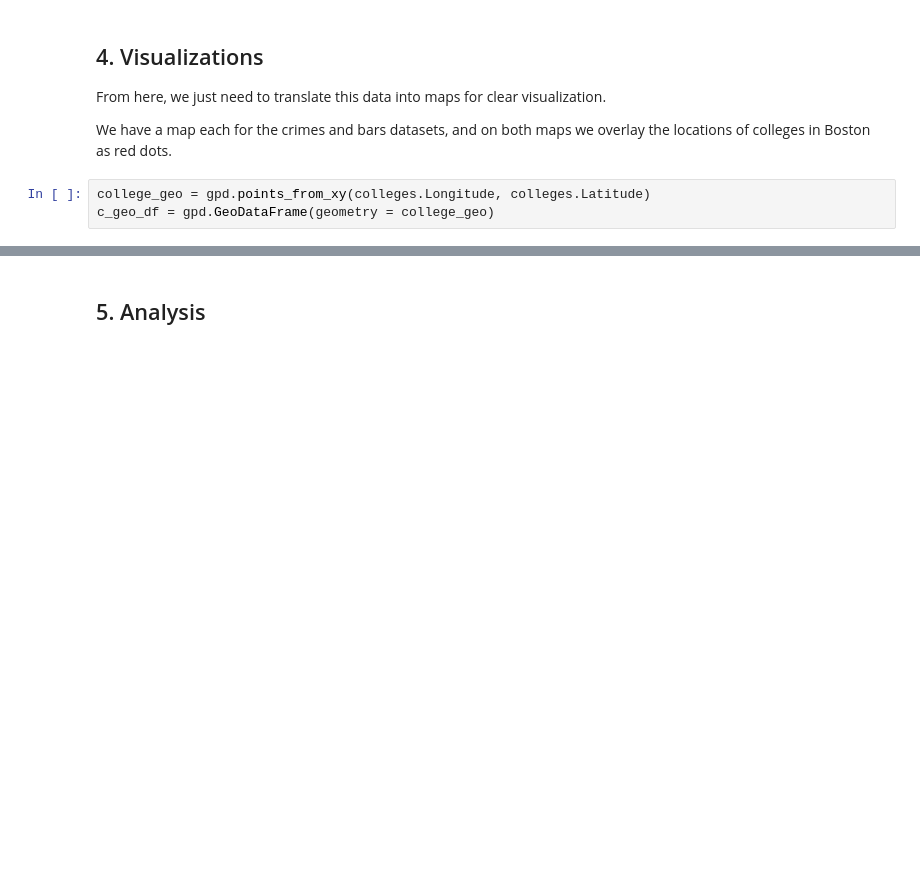
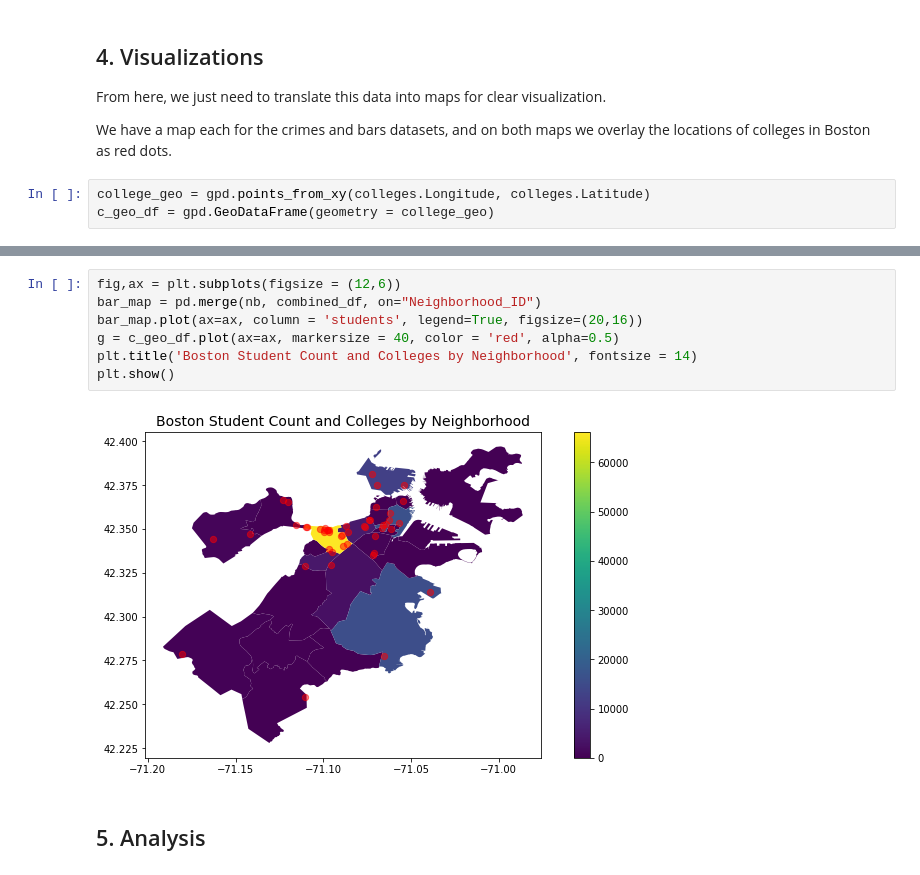
Before and after one commit to pickdani/Bostonography-Final, a Jupyter notebook: data-manipulation.ipynb, the cells around one changed output, grey strips where cells are left out. Saved outputs shown, nothing was run; the diff lists cells and outputs as text; blank space fills up the shorter version.

```diff
--- a/data-manipulation.ipynb
+++ b/data-manipulation.ipynb
@@ -409,3 +427,12 @@ plt.show()
+# %%
+fig,ax = plt.subplots(figsize = (12,6))
+bar_map = pd.merge(nb, combined_df, on="Neighborhood_ID")
+bar_map.plot(ax=ax, column = 'students', legend=True, figsize=(20,16))
+g = c_geo_df.plot(ax=ax, markersize = 40, color = 'red', alpha=0.5)
+plt.title('Boston Student Count and Colleges by Neighborhood', fontsize = 14)
+plt.show()
+# %% [output]
+[figure, added]
 # %% [markdown]
 <a id='5'></a>
 ## 5. Analysis
```
Also changed, not shown: parts of 9 cells of this notebook.
